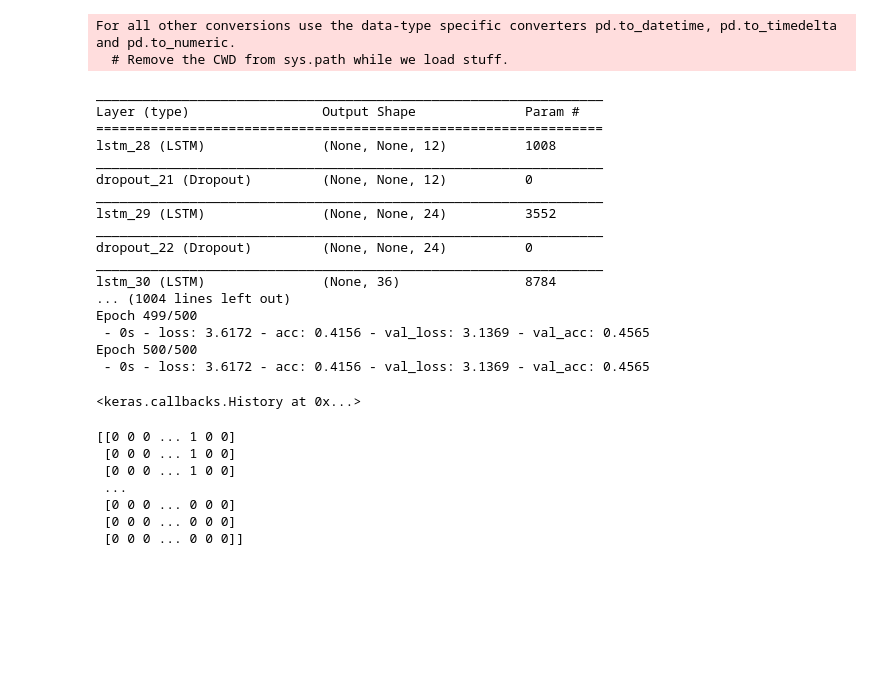
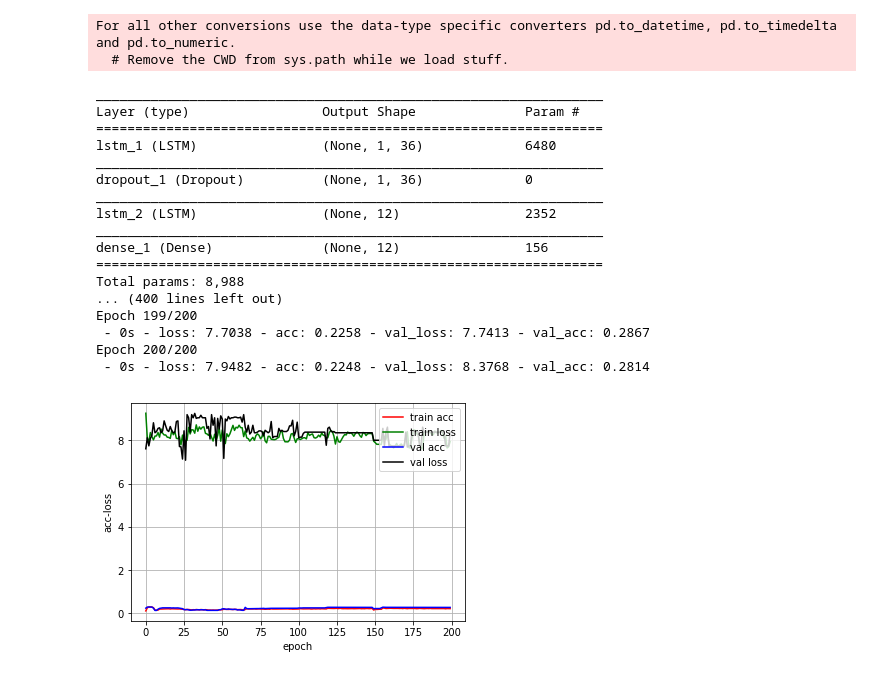
Before and after one commit to LGY3030/Prediction, a Jupyter notebook: Prediction1.ipynb, the cells around one changed output. Drawn from its saved outputs; the diff is of its cells as text; code cells hidden in the pictures; blank space fills up the shorter version.

Commit message:
Update
train data and I do not know why acc just change a little bit

```diff
--- a/Prediction1.ipynb
+++ b/Prediction1.ipynb
@@ -54,10 +56,12 @@ def manage(data):
     data=data.drop(["成交筆數"], axis=1)
     data=data.convert_objects(convert_numeric=True)
     return data
-# %%
-def normalize(data):
-    datanormalize=data.apply(lambda x: (x - np.mean(x)) / (np.max(x) - np.min(x)))
-    return datanormalize
+# %%
+from sklearn import preprocessing
+def normalize(data):
+    minmax_scale=preprocessing.MinMaxScaler(feature_range=(0,1))
+    datanormalize=minmax_scale.fit_transform(data)
+    return datanormalize
 # %%
 def buildTrain(train, pastDay=1, futureDay=1):
     X_train, Y_train, Z_train= [], [], []
@@ -118,11 +122,9 @@ def splitData(X,Y,rate):
 # %%
 def buildOneToOneModel(shape):
     model = Sequential()
-    model.add(LSTM(12,input_shape=(None, 8),return_sequences=True))
-    model.add(Dropout(0.2))
-    model.add(LSTM(24,return_sequences=True))
-    model.add(Dropout(0.2))
-    model.add(LSTM(36))
+    model.add(LSTM(36,input_shape=(1, 8),return_sequences=True))
+    model.add(Dropout(0.5))
+    model.add(LSTM(12))
     model.add(Dense(12))
     model.compile(loss="categorical_crossentropy", optimizer="adam",metrics=['accuracy'])
     model.summary()
@@ -135,50 +137,54 @@ train=readData()
 train=changeYear(train)
 train=augFeatures(train)
 train=manage(train)
-#train = shuffle(train)
 
 temp=train
-train=normalize(train)
+
 
 train_x1, train_y1 = buildTrain(train, 1, 1)
 train_x2, train_y2 = buildTrain(temp, 1, 1)
+train_x1= np.reshape(train_x1, (train_x1.shape[0],train_x1.shape[2]))
+train_x1=normalize(train_x1)
+train_x1= np.reshape(train_x1, (train_x1.shape[0],1,train_x1.shape[1]))
 train_x, train_y = train_x1,train_y2
-#train_x, train_y = shuffle(train_x, train_y )
+train_x, train_y = shuffle1(train_x, train_y )
 
 train_x, train_y , val_x, val_y = splitData(train_x, train_y , 0.1)
 
 train_y=np_utils.to_categorical(train_y)
 val_y=np_utils.to_categorical(val_y)
 
 #train_x= np.reshape(train_x, (train_x.shape[0],train_x.shape[2]))
 #val_x= np.reshape(val_x, (val_x.shape[0],val_x.shape[2]))
 
-
+history = LossHistory()
 model = buildOneToOneModel(train_x.shape)
 
 
 
 #callback = EarlyStopping(monitor="acc", patience=10, verbose=1, mode="auto")
 
-model.fit(train_x, train_y, epochs=500, batch_size=200,verbose=2, validation_split=0.2)
+model.fit(train_x, train_y, epochs=200, batch_size=100,verbose=2, validation_split=0.1,callbacks=[history])
+
+history.loss_plot('epoch')
 # %% [output]
 For all other conversions use the data-type specific converters pd.to_datetime, pd.to_timedelta and pd.to_numeric.
   # Remove the CWD from sys.path while we load stuff.
 _________________________________________________________________
 Layer (type)                 Output Shape              Param #
 =================================================================
-lstm_28 (LSTM)               (None, None, 12)          1008
+lstm_1 (LSTM)                (None, 1, 36)             6480
 _________________________________________________________________
-dropout_21 (Dropout)         (None, None, 12)          0
+dropout_1 (Dropout)          (None, 1, 36)             0
 _________________________________________________________________
-lstm_29 (LSTM)               (None, None, 24)          3552
+lstm_2 (LSTM)                (None, 12)                2352
 _________________________________________________________________
-dropout_22 (Dropout)         (None, None, 24)          0
-_________________________________________________________________
-lstm_30 (LSTM)               (None, 36)                8784
-... (1004 lines left out)
-Epoch 499/500
- - 0s - loss: 3.6172 - acc: 0.4156 - val_loss: 3.1369 - val_acc: 0.4565
-Epoch 500/500
- - 0s - loss: 3.6172 - acc: 0.4156 - val_loss: 3.1369 - val_acc: 0.4565
+dense_1 (Dense)              (None, 12)                156
+=================================================================
+Total params: 8,988
+... (400 lines left out)
+Epoch 199/200
+ - 0s - loss: 7.7038 - acc: 0.2258 - val_loss: 7.7413 - val_acc: 0.2867
+Epoch 200/200
+ - 0s - loss: 7.9482 - acc: 0.2248 - val_loss: 8.3768 - val_acc: 0.2814
-<keras.callbacks.History at 0x...>
+[figure, added]
@@ -188,10 +190,0 @@ print(scores)
-# %%
-print(train_y )
-# %% [output]
-[[0 0 0 ... 1 0 0]
- [0 0 0 ... 1 0 0]
- [0 0 0 ... 1 0 0]
- ...
- [0 0 0 ... 0 0 0]
- [0 0 0 ... 0 0 0]
- [0 0 0 ... 0 0 0]]
```
Also changed, not shown: parts of 3 cells of this notebook.
